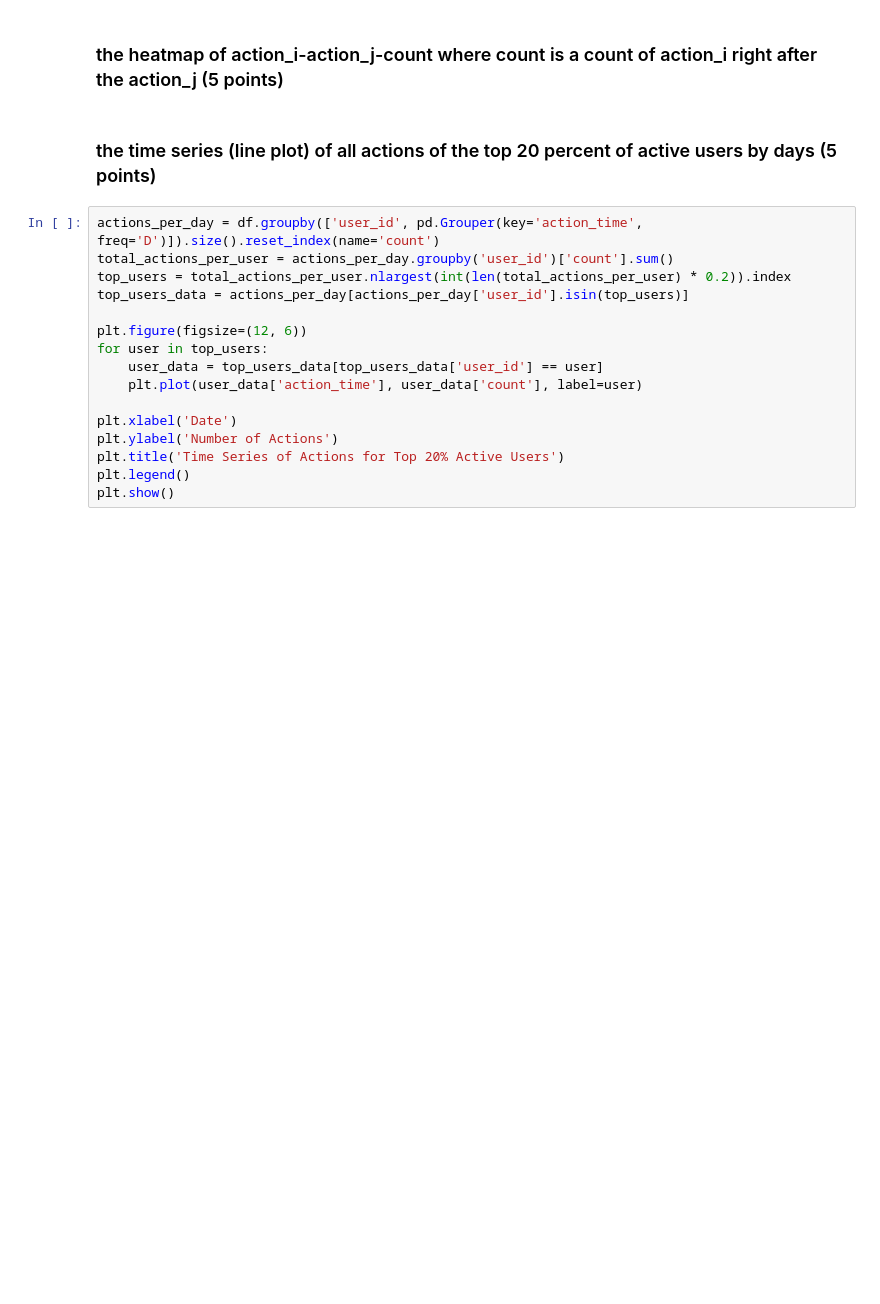
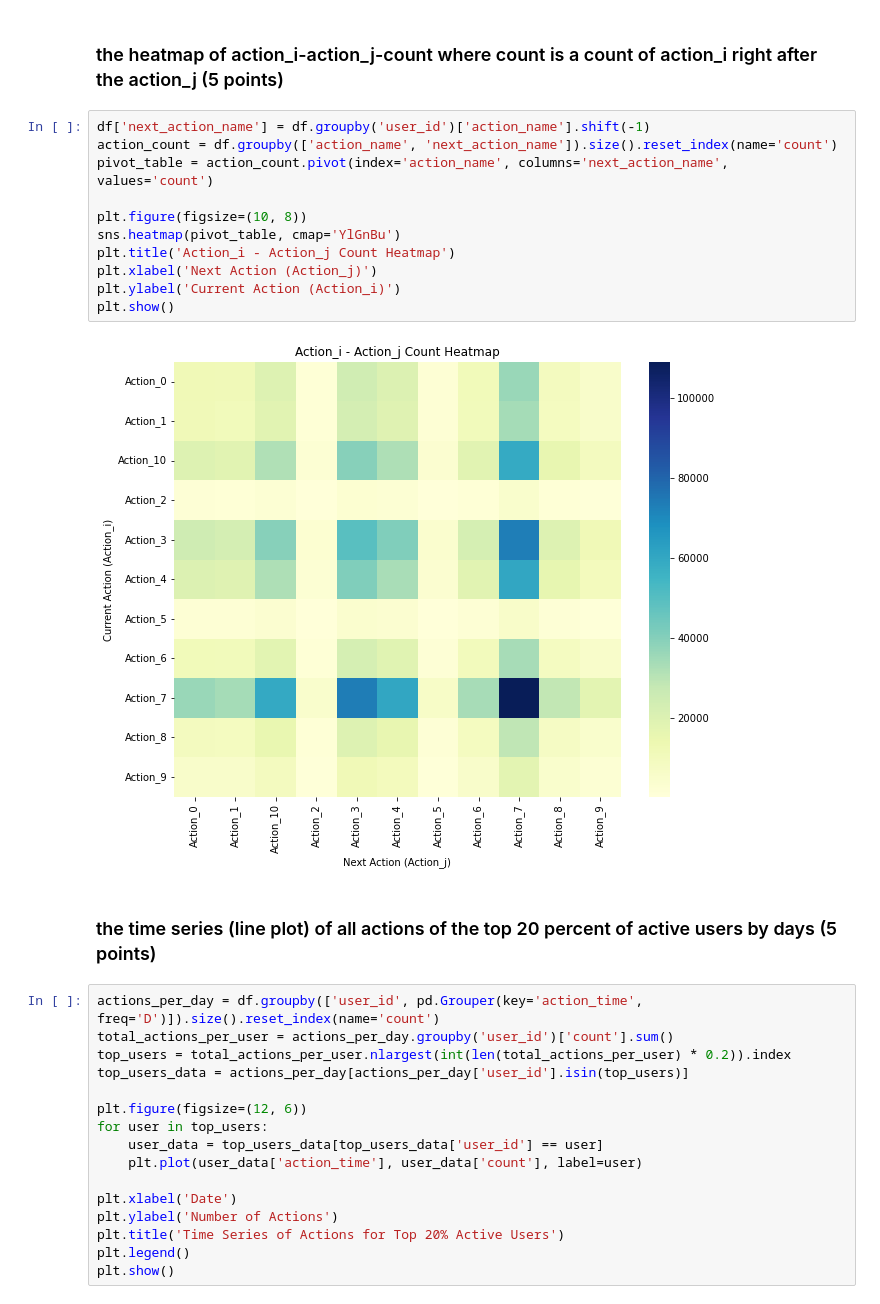
Before and after one commit to asahium/jupyter-notebook-hackathon, a Jupyter notebook: task1.ipynb, the cells around one changed output. Drawn from its saved outputs; the diff is of its cells as text; blank space fills up the shorter version.

```diff
--- a/task1.ipynb
+++ b/task1.ipynb
@@ -241,5 +245,18 @@ plt.show()
 # %% [markdown]
 ### the heatmap of action_i-action_j-count where count is a count of action_i right after the action_j (5 points)
+# %%
+df['next_action_name'] = df.groupby('user_id')['action_name'].shift(-1)
+action_count = df.groupby(['action_name', 'next_action_name']).size().reset_index(name='count')
+pivot_table = action_count.pivot(index='action_name', columns='next_action_name', values='count')
+
+plt.figure(figsize=(10, 8))
+sns.heatmap(pivot_table, cmap='YlGnBu')
+plt.title('Action_i - Action_j Count Heatmap')
+plt.xlabel('Next Action (Action_j)')
+plt.ylabel('Current Action (Action_i)')
+plt.show()
+# %% [output]
+[figure, added]
 # %% [markdown]
 ### the time series (line plot) of all actions of the top 20 percent of active users by days (5 points)
 # %%
```
Also changed, not shown: parts of 9 cells of this notebook, 9 other files.
